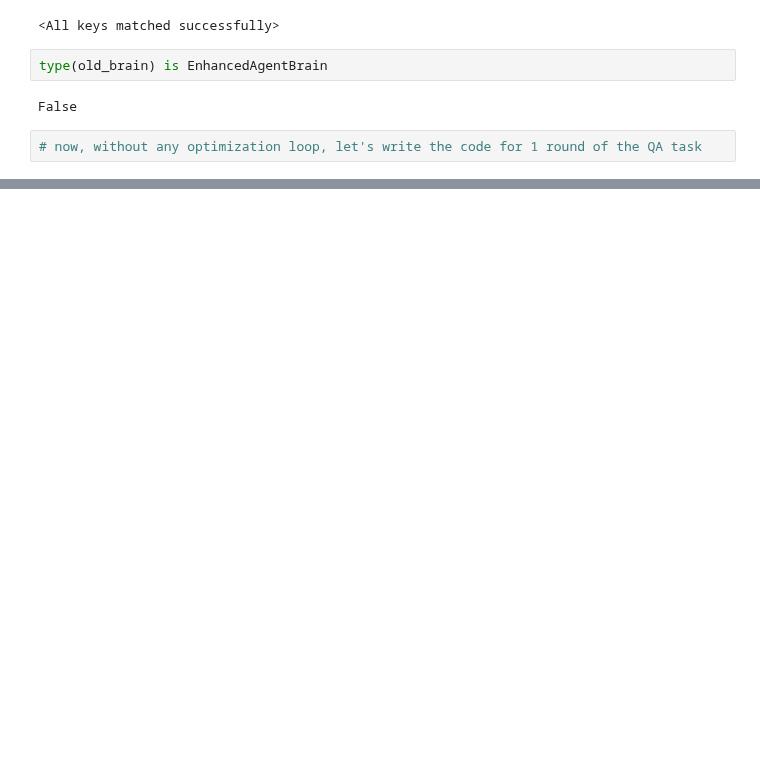
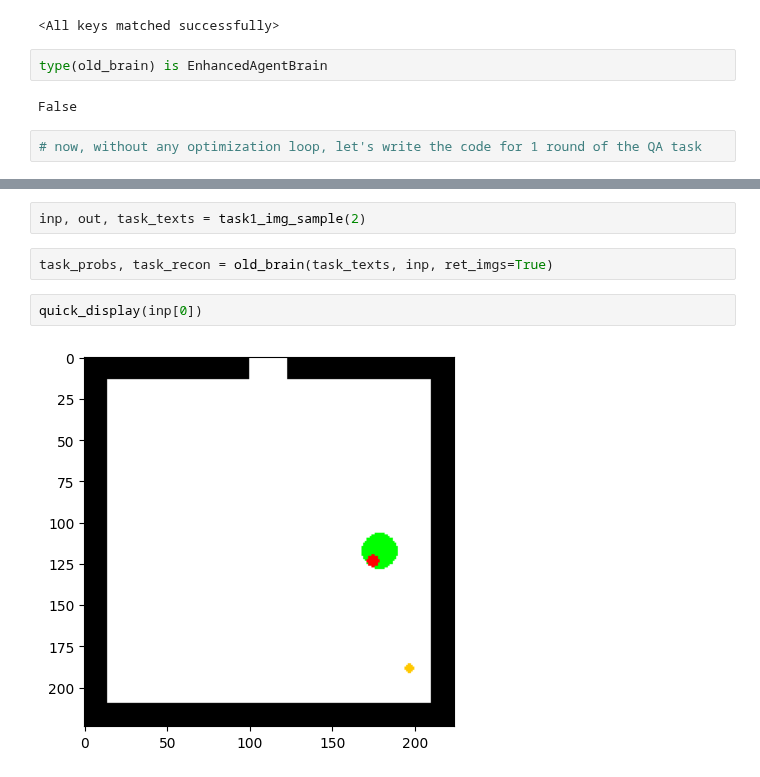
Before and after one commit to atbolsh/TransformerHomunculus, a Jupyter notebook: TestingEnhancedBrain.ipynb, the cells around one changed output, grey strips where cells are left out. Drawn from its saved outputs; the diff is of its cells as text; blank space fills up the shorter version.

Commit message:
enhanced brain finally runs, probably with a memory leak

```diff
--- a/TestingEnhancedBrain.ipynb
+++ b/TestingEnhancedBrain.ipynb
@@ -153,0 +160,8 @@ def arrow_task_batch(batch_size, model, batch_num=0, compute_grad=False, random_
+# %%
+inp, out, task_texts = task1_img_sample(2)
+# %%
+task_probs, task_recon = old_brain(task_texts, inp, ret_imgs=True)
+# %%
+quick_display(inp[0])
+# %% [output]
+[figure, added]
```
Also changed, not shown: parts of 9 cells of this notebook, 5 other files.
